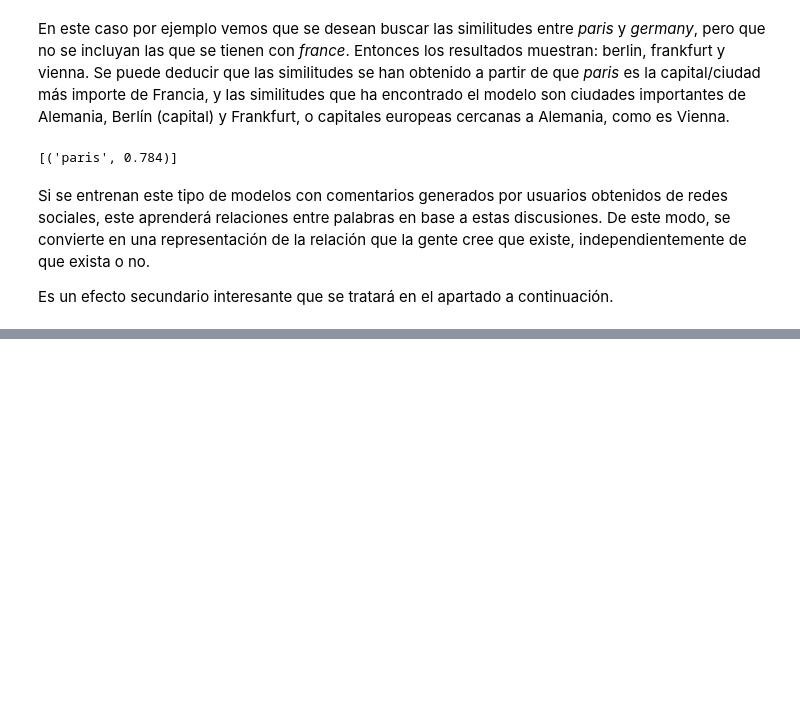
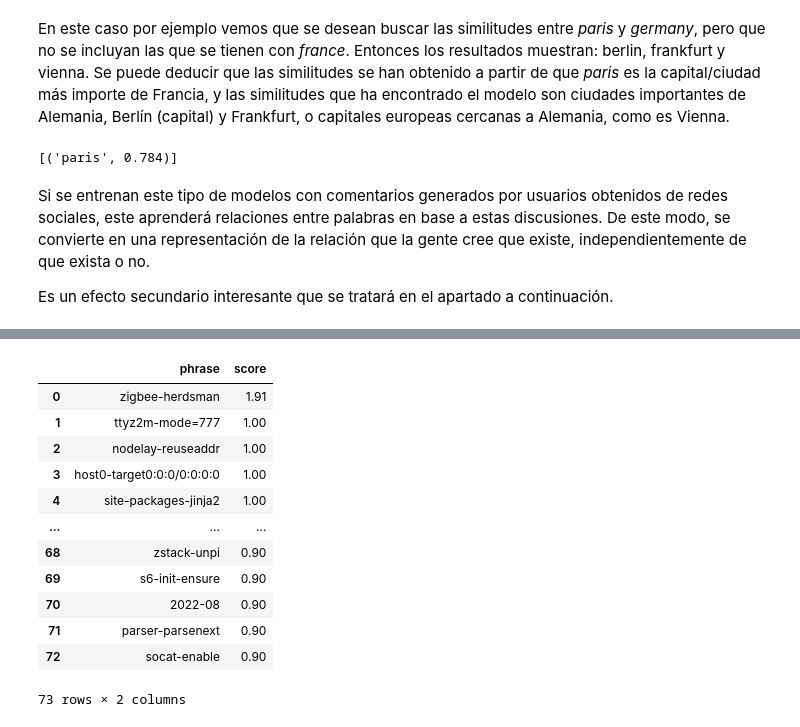
Before and after one commit to DiegoAlcoba/GVTIA, a Jupyter notebook: jp_notebooks/h_word_embeddings.ipynb, the cells around one changed output, grey strips where cells are left out. Drawn from its saved outputs; the diff is of its cells as text; code cells hidden in the pictures; blank space fills up the shorter version.

```diff
--- a/jp_notebooks/h_word_embeddings.ipynb
+++ b/jp_notebooks/h_word_embeddings.ipynb
@@ -161,0 +282,43 @@ Es un efecto secundario interesante que se tratará en el apartado a continuaci
+# %%
+logging.getLogger().setLevel(logging.WARNING) ###
+
+sents = df['lemmas'] #Lemas originales como sentencias para el entrenamiento
+
+#Nuevo phraser con umbral 0.8
+phrases = Phrases(sents, min_count=10, threshold=0.9,
+                  delimiter=delim, scoring=npmi_scorer)
+
+if gensim.__version__[0] > '3': # gensim 4.x - find_phrases / string phrases
+
+    phrase_df = pd.DataFrame(phrases.find_phrases(sents),
+                             columns =['phrase', 'score'])
+    phrase_df = pd.DataFrame.from_dict(phrases.find_phrases(sents), orient='index').reset_index()
+    phrase_df.columns = ['phrase', 'score']
+    phrase_df = phrase_df[['phrase', 'score']].drop_duplicates() \
+            .sort_values(by='score', ascending=False).reset_index(drop=True)
+
+else: # gensim 3.x - export_phrases / byte phrases
+    phrase_df = pd.DataFrame(phrases.export_phrases(sents, out_delimiter=delim),
+                             columns =['phrase', 'score'])
+    phrase_df = phrase_df[['phrase', 'score']].drop_duplicates() \
+        .sort_values(by='score', ascending=False).reset_index(drop=True)
+    phrase_df['phrase'] = phrase_df['phrase'].map(lambda p: p.decode('utf-8'))
+
+df['phrased_lemmas'] = df['lemmas'].progress_map(lambda s: phrases[s])
+sents = df['phrased_lemmas']
+# %%
+phrase_df
+# %% [output]
+|  | phrase | score |
+| 0 | zigbee-herdsman | 1.91 |
+| 1 | ttyz2m-mode=777 | 1.00 |
+| 2 | nodelay-reuseaddr | 1.00 |
+| 3 | host0-target0:0:0/0:0:0:0 | 1.00 |
+| 4 | site-packages-jinja2 | 1.00 |
+| ... | ... | ... |
+| 68 | zstack-unpi | 0.90 |
+| 69 | s6-init-ensure | 0.90 |
+| 70 | 2022-08 | 0.90 |
+| 71 | parser-parsenext | 0.90 |
+| 72 | socat-enable | 0.90 |
+73 rows × 2 columns
```
Also changed, not shown: parts of 68 cells of this notebook.
